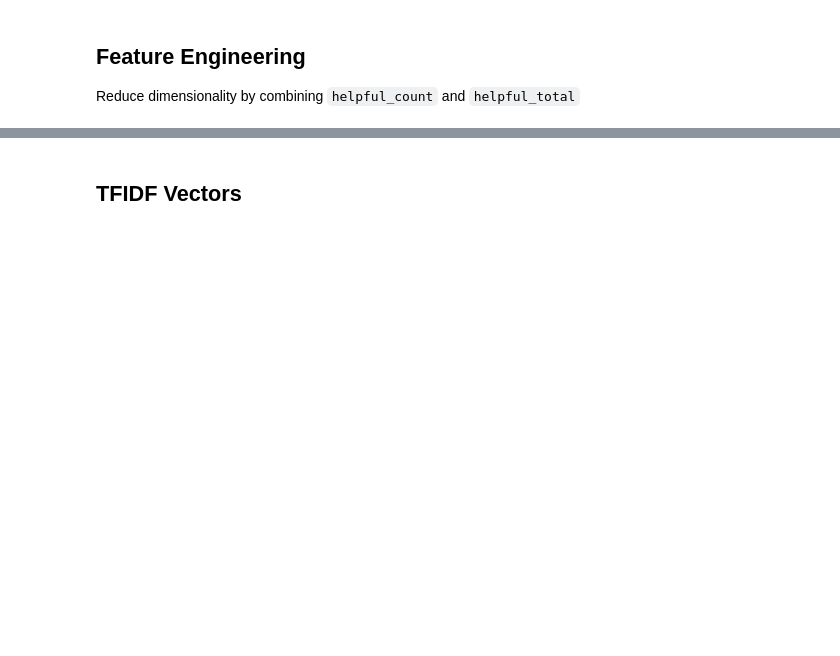
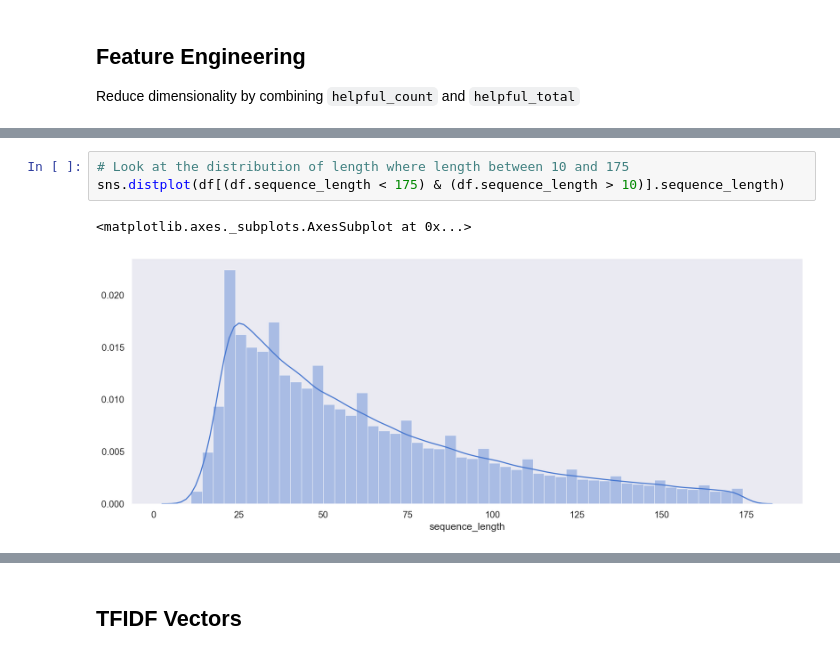
Before and after one commit to wesdoyle/data-science-notebooks, a Jupyter notebook: Amazon_Food_Reviews_NLP/Amazon Food Reviews.ipynb, the cells around one changed output, grey strips where cells are left out. Cells and saved outputs as stored; diff of their text form; blank space fills up the shorter version.

```diff
--- a/Amazon_Food_Reviews_NLP/Amazon Food Reviews.ipynb
+++ b/Amazon_Food_Reviews_NLP/Amazon Food Reviews.ipynb
@@ -266,0 +309,6 @@ df.shape
+# %%
+# Look at the distribution of length where length between 10 and 175
+sns.distplot(df[(df.sequence_length < 175) & (df.sequence_length > 10)].sequence_length)
+# %% [output]
+<matplotlib.axes._subplots.AxesSubplot at 0x...>
+[figure, added]
```
Also changed, not shown: parts of 94 cells of this notebook.
